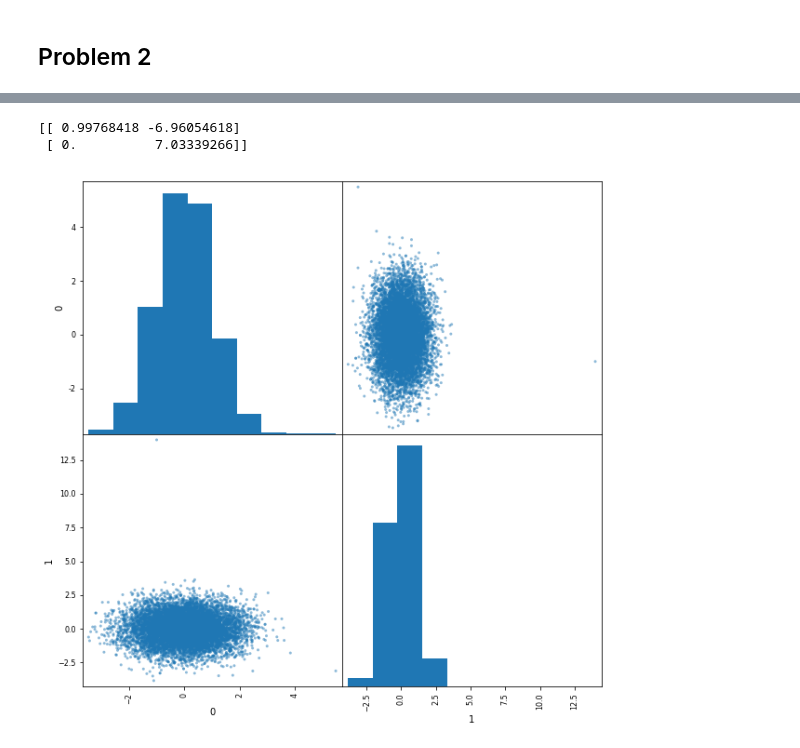
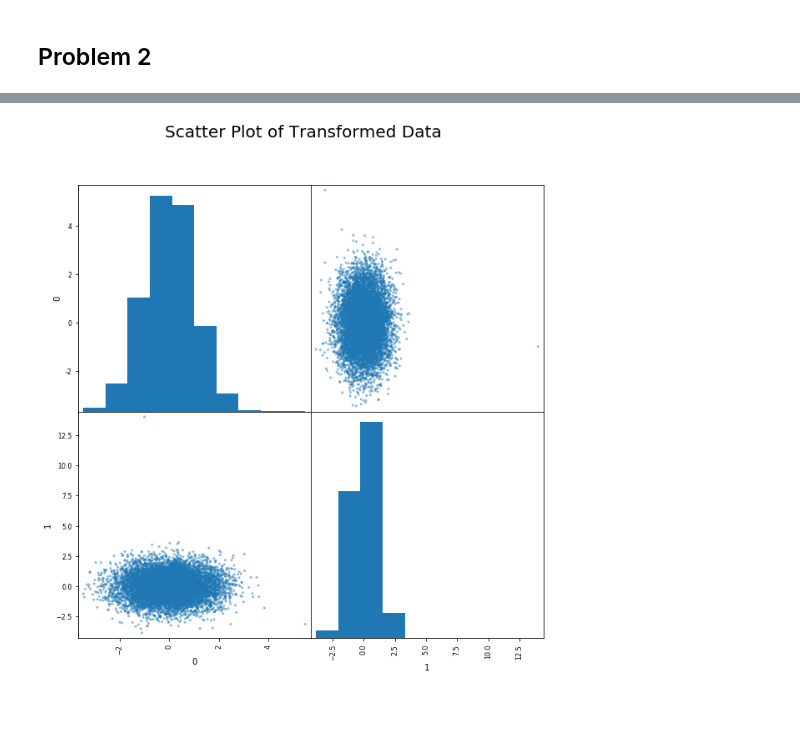
Before and after one commit to jsigee87/Data-Science-Lab-ee379k, a Jupyter notebook: lab2/src/problem2.ipynb, the cells around one changed output, grey strips where cells are left out. Drawn from its saved outputs; the diff is of its cells as text; code cells hidden in the pictures; blank space fills up the shorter version.

```diff
--- a/lab2/src/problem2.ipynb
+++ b/lab2/src/problem2.ipynb
@@ -22,8 +24,10 @@ _ = scatter_matrix(df.iloc[:,1:], figsize=(8,8))
 # %%
 Z = np.array(df.iloc[:,1:])
 Q = np.linalg.cholesky(df.iloc[:,1:].cov())
 Q_inv = np.linalg.inv(Q.T)
-print(Q_inv)
+Y = np.dot(Z, Q_inv)
+Y = pd.DataFrame(Y)
+_ = scatter_matrix(Y, figsize=(10,10))
+_ = plt.suptitle('Scatter Plot of Transformed Data', FontSize=20)
 # %% [output]
-[[ 0.99768418 -6.96054618]
- [ 0.          7.03339266]]
+[figure, added]
@@ -33,7 +34,3 @@ Y = pd.DataFrame(Y)
-# %%
-_ = scatter_matrix(Y, figsize=(10,10))
-# %% [output]
-[figure, removed]
 # %%
 plt.figure(figsize=(10,10))
 plt.scatter(Y.iloc[:,0], Y.iloc[:,1], s=1.5, marker='*')
```
Also changed, not shown: parts of 5 cells of this notebook, 4 other files.
